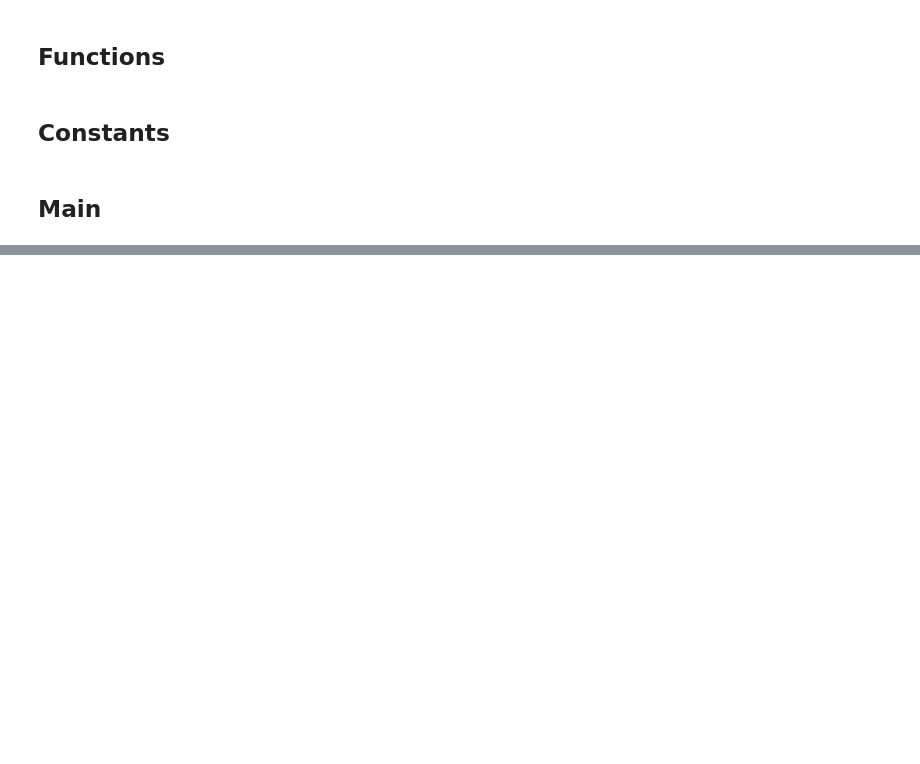
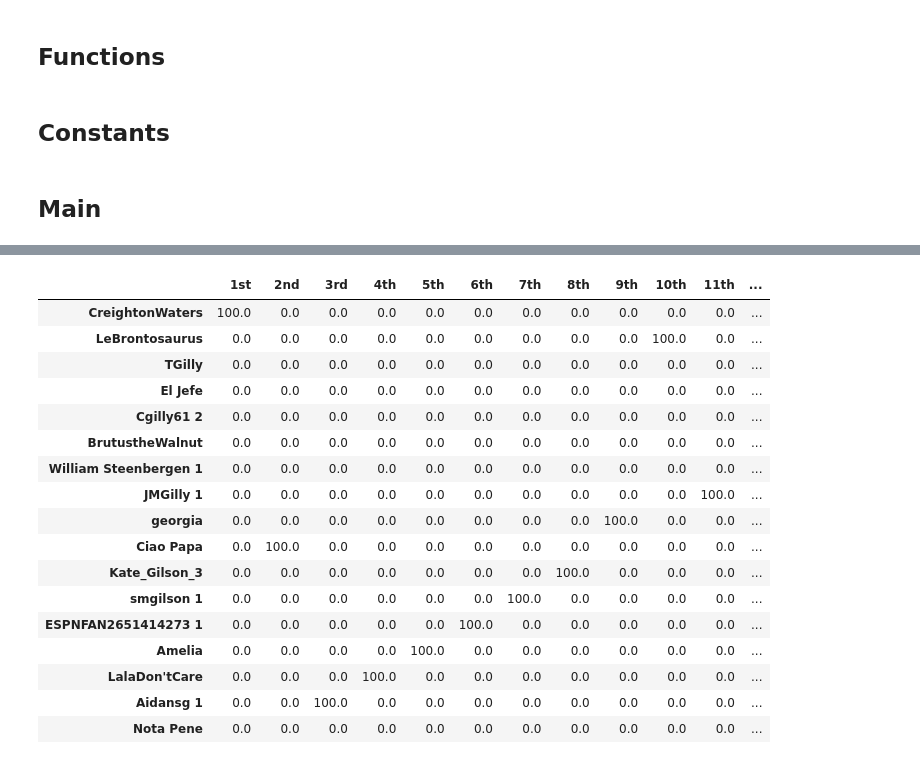
Before and after one commit to Aidan-Gilson/NCAA_Tournament, a Jupyter notebook: tournament.ipynb, the cells around one changed output, grey strips where cells are left out. Cells and saved outputs as stored; diff of their text form; code cells hidden in the pictures; blank space fills up the shorter version.

```diff
--- a/tournament.ipynb
+++ b/tournament.ipynb
@@ -472,15 +532,34 @@ df
 # %%
-# Runs weighted Simulation.
+# Runs unweighted Simulation.
 # Weights are proportional to how likely that bracket is to happen based on historical matchups.
 # Checks all possible bracket permutations remaining.
 # Takes too long before ~Elite 8 or most of the was through sweet 16 as it is O(2^n)
-total, std = comp_brackets_weighted(results, brackets, team_to_seed)
+total = comp_brackets(results, brackets)
 total = total / np.sum(total[0]) * 100
 columns = ["1st", "2nd", "3rd"]
 for x in range(3, len(IDs)):
 	columns.append(str(x+1)+"th")
 rows = [entry[1] for entry in IDs]
 
 df = pd.DataFrame(total, columns = columns, index = rows)
 df = df.sort_values('1st', ascending=False)
 df
+# %% [output]
+|  | 1st | 2nd | 3rd | 4th | 5th | 6th | 7th | 8th | 9th | 10th | 11th | ... |
+| CreightonWaters | 100.0 | 0.0 | 0.0 | 0.0 | 0.0 | 0.0 | 0.0 | 0.0 | 0.0 | 0.0 | 0.0 | ... |
+| LeBrontosaurus | 0.0 | 0.0 | 0.0 | 0.0 | 0.0 | 0.0 | 0.0 | 0.0 | 0.0 | 100.0 | 0.0 | ... |
+| TGilly | 0.0 | 0.0 | 0.0 | 0.0 | 0.0 | 0.0 | 0.0 | 0.0 | 0.0 | 0.0 | 0.0 | ... |
+| El Jefe | 0.0 | 0.0 | 0.0 | 0.0 | 0.0 | 0.0 | 0.0 | 0.0 | 0.0 | 0.0 | 0.0 | ... |
+| Cgilly61 2 | 0.0 | 0.0 | 0.0 | 0.0 | 0.0 | 0.0 | 0.0 | 0.0 | 0.0 | 0.0 | 0.0 | ... |
+| BrutustheWalnut | 0.0 | 0.0 | 0.0 | 0.0 | 0.0 | 0.0 | 0.0 | 0.0 | 0.0 | 0.0 | 0.0 | ... |
+| William Steenbergen 1 | 0.0 | 0.0 | 0.0 | 0.0 | 0.0 | 0.0 | 0.0 | 0.0 | 0.0 | 0.0 | 0.0 | ... |
+| JMGilly 1 | 0.0 | 0.0 | 0.0 | 0.0 | 0.0 | 0.0 | 0.0 | 0.0 | 0.0 | 0.0 | 100.0 | ... |
+| georgia | 0.0 | 0.0 | 0.0 | 0.0 | 0.0 | 0.0 | 0.0 | 0.0 | 100.0 | 0.0 | 0.0 | ... |
+| Ciao Papa | 0.0 | 100.0 | 0.0 | 0.0 | 0.0 | 0.0 | 0.0 | 0.0 | 0.0 | 0.0 | 0.0 | ... |
+| Kate_Gilson_3 | 0.0 | 0.0 | 0.0 | 0.0 | 0.0 | 0.0 | 0.0 | 100.0 | 0.0 | 0.0 | 0.0 | ... |
+| smgilson 1 | 0.0 | 0.0 | 0.0 | 0.0 | 0.0 | 0.0 | 100.0 | 0.0 | 0.0 | 0.0 | 0.0 | ... |
+| ESPNFAN2651414273 1 | 0.0 | 0.0 | 0.0 | 0.0 | 0.0 | 100.0 | 0.0 | 0.0 | 0.0 | 0.0 | 0.0 | ... |
+| Amelia | 0.0 | 0.0 | 0.0 | 0.0 | 100.0 | 0.0 | 0.0 | 0.0 | 0.0 | 0.0 | 0.0 | ... |
+| LalaDon'tCare | 0.0 | 0.0 | 0.0 | 100.0 | 0.0 | 0.0 | 0.0 | 0.0 | 0.0 | 0.0 | 0.0 | ... |
+| Aidansg 1 | 0.0 | 0.0 | 100.0 | 0.0 | 0.0 | 0.0 | 0.0 | 0.0 | 0.0 | 0.0 | 0.0 | ... |
+| Nota Pene | 0.0 | 0.0 | 0.0 | 0.0 | 0.0 | 0.0 | 0.0 | 0.0 | 0.0 | 0.0 | 0.0 | ... |
```
Also changed, not shown: parts of 7 cells of this notebook, 4 other files.
